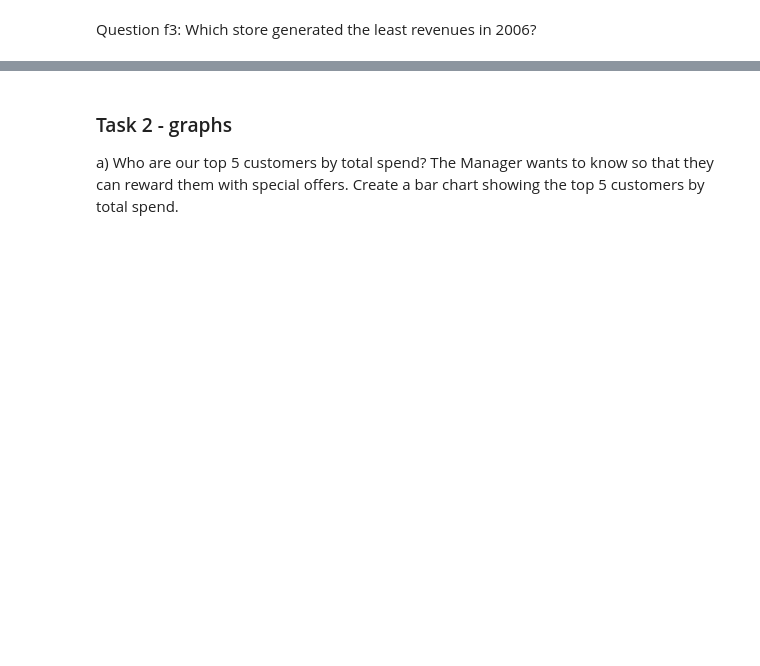
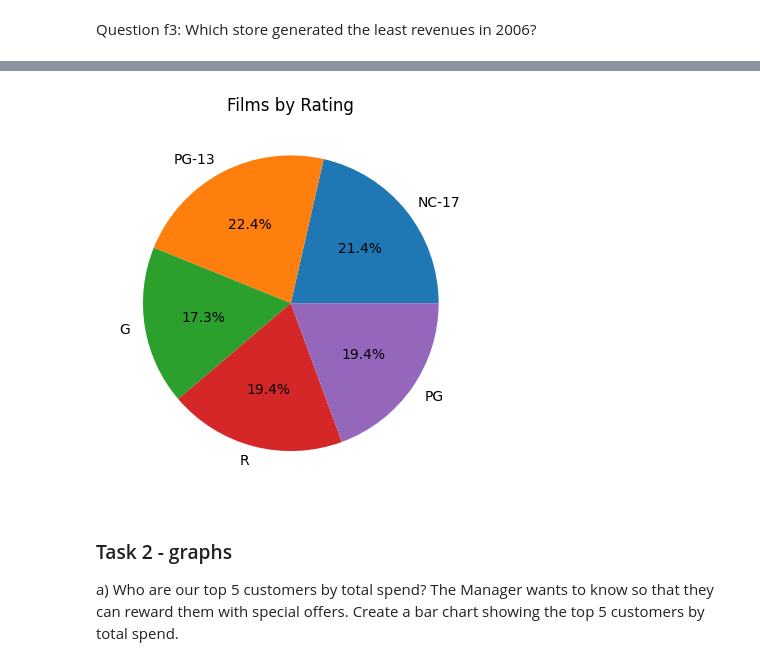
Before and after one commit to giraudcgc-cpu/DE25_sql_lab1_christophe_giraud, a Jupyter notebook: lab1.ipynb, the cells around one changed output, grey strips where cells are left out. Saved outputs shown, nothing was run; the diff lists cells and outputs as text; code cells hidden in the pictures; blank space fills up the shorter version.

```diff
--- a/lab1.ipynb
+++ b/lab1.ipynb
@@ -231,3 +353,12 @@ check_monthly_transactions
+# %%
+# Pide code source: https://matplotlib.org/stable/gallery/pie_and_polar_charts/pie_features.html
+ratings = ['NC-17', 'PG-13', 'G', 'R', 'PG']
+sizes = [21, 22, 17, 19, 19]
+plt.pie(sizes, labels=ratings, autopct='%1.1f%%')
+plt.title('Films by Rating')
+plt.show()
+# %% [output]
+[figure, added]
 # %% [markdown]
 ### Task 2 - graphs
 a) Who are our top 5 customers by total spend? The Manager wants to know so that they can reward them
```
Also changed, not shown: parts of 23 cells of this notebook, 5 other files.
